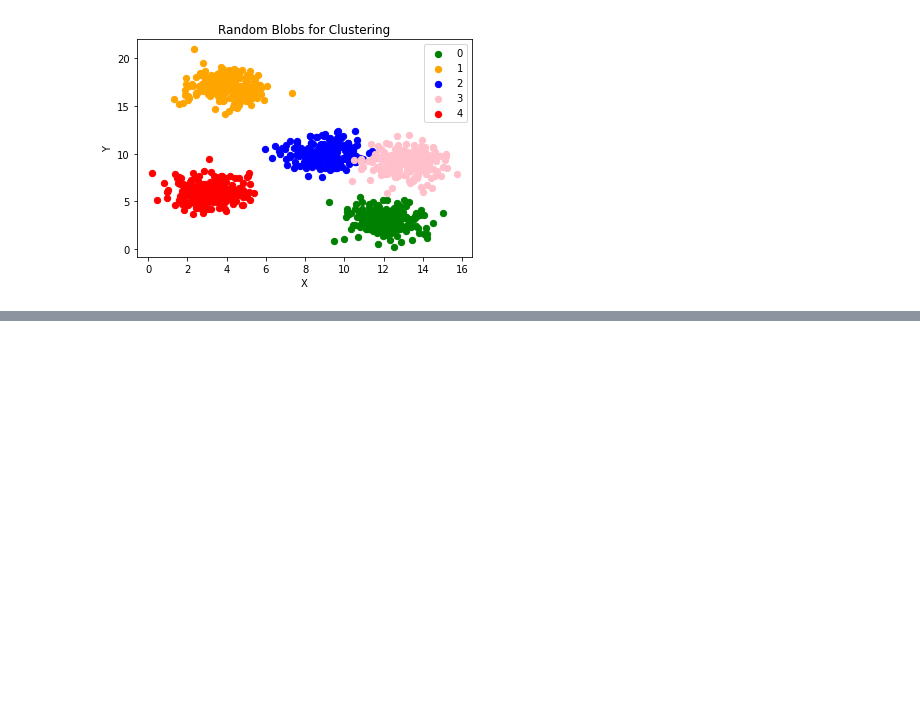
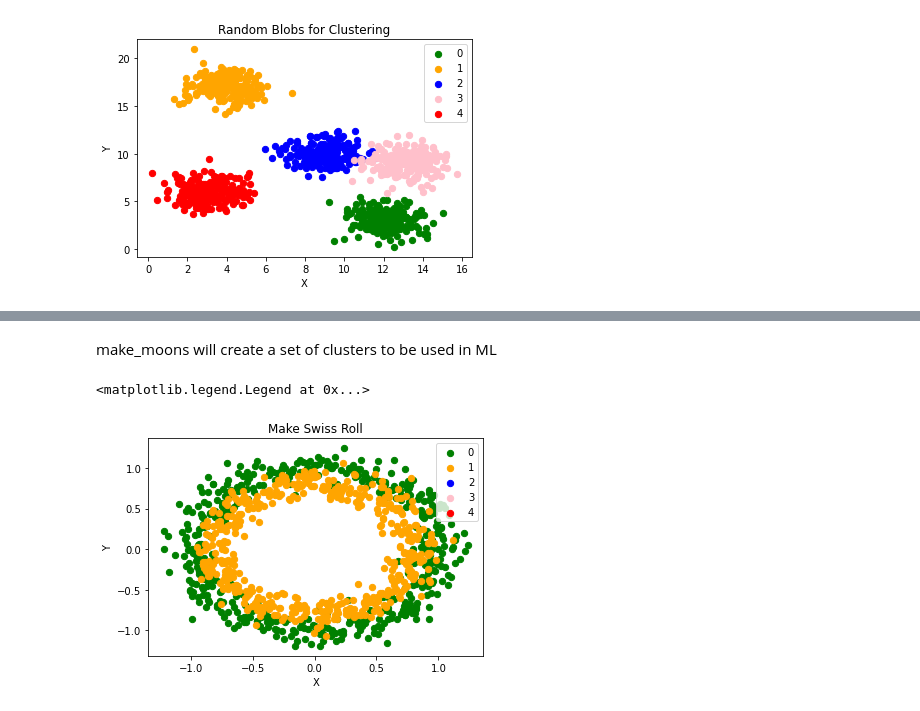
Before and after one commit to raviakasapu/MachineLearning, a Jupyter notebook: ML_Random_test_sample_generators_sklearn.ipynb, the cells around one changed output, grey strips where cells are left out. Cells and saved outputs as stored; diff of their text form; code cells hidden in the pictures; blank space fills up the shorter version.

```diff
--- a/ML_Random_test_sample_generators_sklearn.ipynb
+++ b/ML_Random_test_sample_generators_sklearn.ipynb
@@ -95,0 +114,27 @@ ax.legend(loc='upper right')
+# %% [markdown]
+make_moons will create a set of clusters to be used in ML
+# %%
+import sklearn.datasets as ds
+data, labels = ds.make_circles(n_samples=1000,
+                                  noise=0.1,
+                                  random_state=1)
+
+fig, ax = plt.subplots()
+
+colours = ['green','orange','blue','pink','red']
+for label in range(no_classes):
+  ax.scatter(x=data[labels==label, 0],
+             y=data[labels==label, 1],
+             c=colours[label],
+             s=40,
+             label=label
+             )
+
+ax.set(xlabel='X',
+       ylabel='Y',
+       title = "Make Swiss Roll")
+
+ax.legend(loc='upper right')
+# %% [output]
+<matplotlib.legend.Legend at 0x...>
+[figure, added]
```
Also changed, not shown: parts of 2 cells of this notebook.
